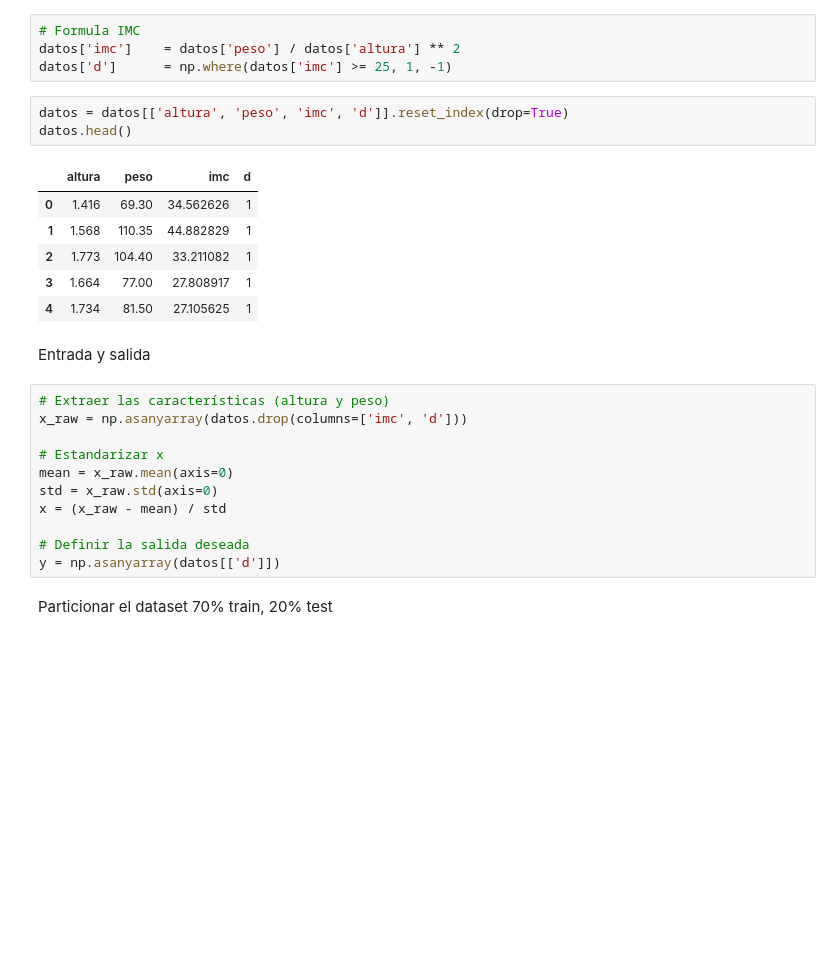
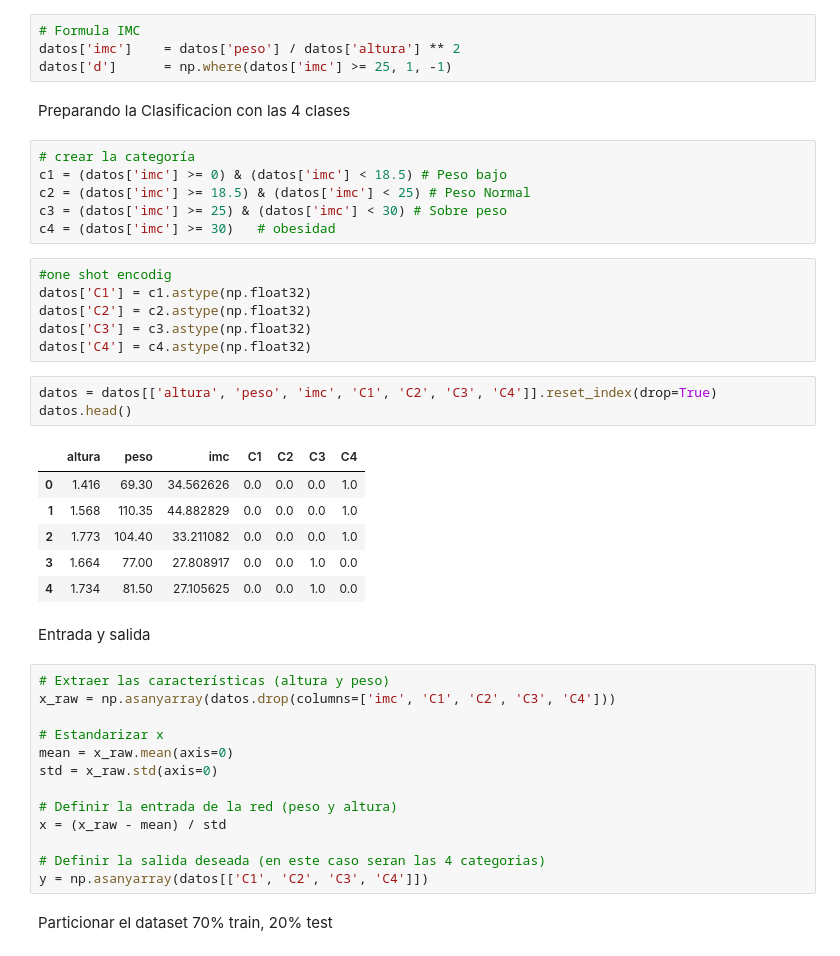
Before and after one commit to OscarGalloGarcia/Msc-artificial-neural-networks, a Jupyter notebook: P3_Adaline_RedesNeuronalesArtificiales.ipynb, the cells around one changed output. Drawn from its saved outputs; the diff is of its cells as text; blank space fills up the shorter version.

```diff
--- a/P3_Adaline_RedesNeuronalesArtificiales.ipynb
+++ b/P3_Adaline_RedesNeuronalesArtificiales.ipynb
@@ -166,29 +166,45 @@ Calcular salida deseada a partir de la formula de IMC
 # Formula IMC
 datos['imc']    = datos['peso'] / datos['altura'] ** 2
 datos['d']      = np.where(datos['imc'] >= 25, 1, -1)
+# %% [markdown]
+Preparando la Clasificacion con las 4 clases
+# %%
+# crear la categoría
+c1 = (datos['imc'] >= 0) & (datos['imc'] < 18.5) # Peso bajo
+c2 = (datos['imc'] >= 18.5) & (datos['imc'] < 25) # Peso Normal
+c3 = (datos['imc'] >= 25) & (datos['imc'] < 30) # Sobre peso
+c4 = (datos['imc'] >= 30)   # obesidad
+# %%
+#one shot encodig
+datos['C1'] = c1.astype(np.float32)
+datos['C2'] = c2.astype(np.float32)
+datos['C3'] = c3.astype(np.float32)
+datos['C4'] = c4.astype(np.float32)
 # %%
-datos = datos[['altura', 'peso', 'imc', 'd']].reset_index(drop=True)
+datos = datos[['altura', 'peso', 'imc', 'C1', 'C2', 'C3', 'C4']].reset_index(drop=True)
 datos.head()
 # %% [output]
-|  | altura | peso | imc | d |
-| 0 | 1.416 | 69.30 | 34.562626 | 1 |
-| 1 | 1.568 | 110.35 | 44.882829 | 1 |
-| 2 | 1.773 | 104.40 | 33.211082 | 1 |
-| 3 | 1.664 | 77.00 | 27.808917 | 1 |
-| 4 | 1.734 | 81.50 | 27.105625 | 1 |
+|  | altura | peso | imc | C1 | C2 | C3 | C4 |
+| 0 | 1.416 | 69.30 | 34.562626 | 0.0 | 0.0 | 0.0 | 1.0 |
+| 1 | 1.568 | 110.35 | 44.882829 | 0.0 | 0.0 | 0.0 | 1.0 |
+| 2 | 1.773 | 104.40 | 33.211082 | 0.0 | 0.0 | 0.0 | 1.0 |
+| 3 | 1.664 | 77.00 | 27.808917 | 0.0 | 0.0 | 1.0 | 0.0 |
+| 4 | 1.734 | 81.50 | 27.105625 | 0.0 | 0.0 | 1.0 | 0.0 |
 # %% [markdown]
 Entrada y salida
 # %%
 # Extraer las características (altura y peso)
-x_raw = np.asanyarray(datos.drop(columns=['imc', 'd']))
+x_raw = np.asanyarray(datos.drop(columns=['imc', 'C1', 'C2', 'C3', 'C4']))
 
 # Estandarizar x
 mean = x_raw.mean(axis=0)
 std = x_raw.std(axis=0)
+
+# Definir la entrada de la red (peso y altura)
 x = (x_raw - mean) / std
 
-# Definir la salida deseada
-y = np.asanyarray(datos[['d']])
+# Definir la salida deseada (en este caso seran las 4 categorias)
+y = np.asanyarray(datos[['C1', 'C2', 'C3', 'C4']])
 # %% [markdown]
 Particionar el dataset 70% train, 20% test
 # %%
```
Also changed, not shown: parts of 1 cell of this notebook.
